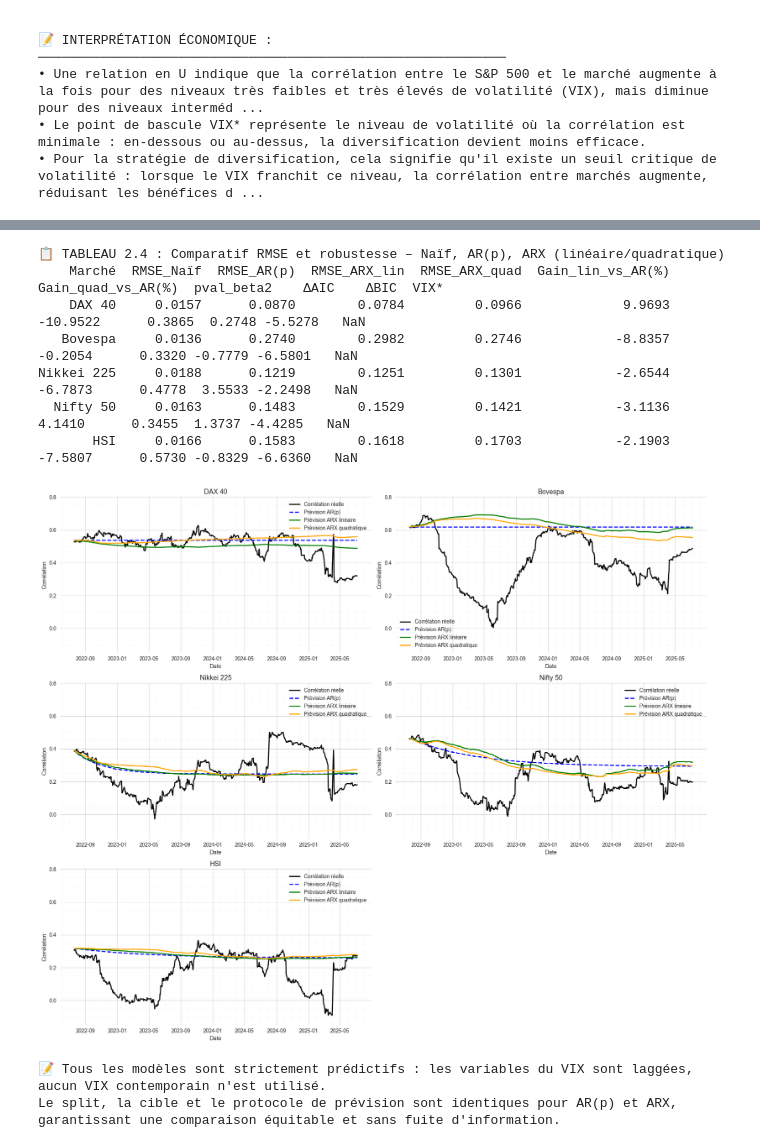
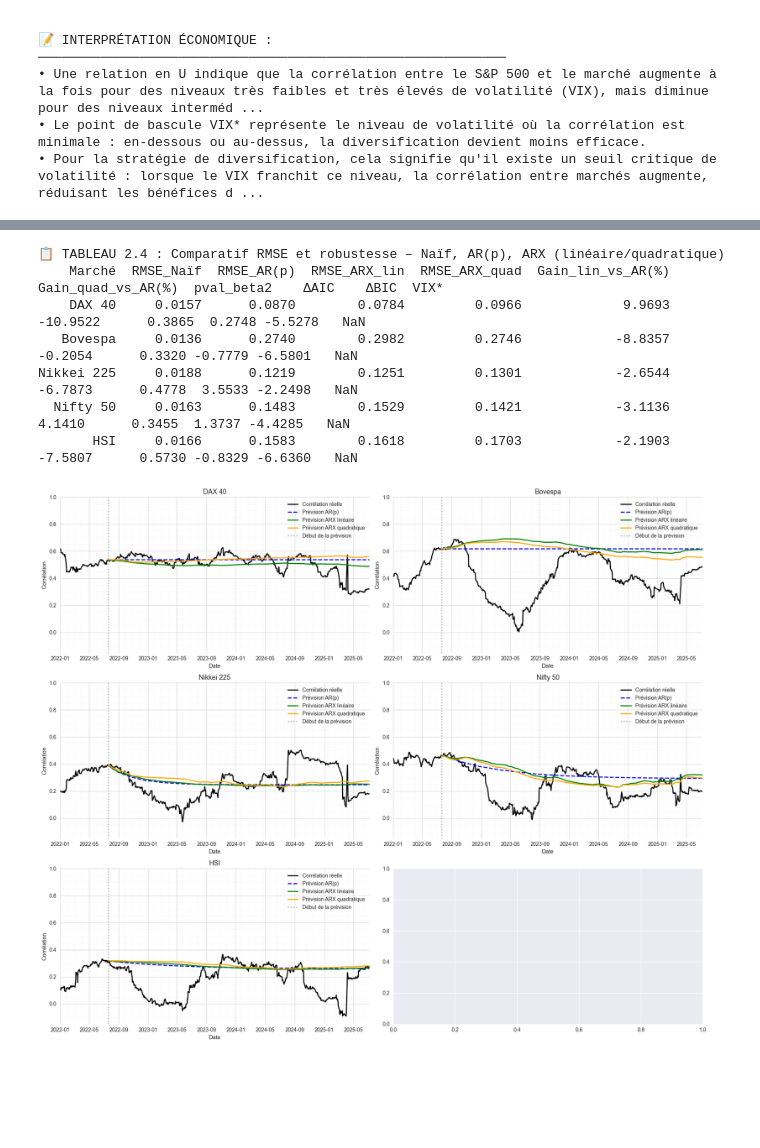
Before and after one commit to jeansimon18/Autre-Test_etude_de_cas, a Jupyter notebook: autre test étude de cas 1.ipynb, the cells around one changed output, grey strips where cells are left out. Drawn from its saved outputs; the diff is of its cells as text; code cells hidden in the pictures; blank space fills up the shorter version.

```diff
--- a/autre test étude de cas 1.ipynb
+++ b/autre test étude de cas 1.ipynb
@@ -1087,7 +1102,6 @@ for col, spec in specs.items():
     rmse_naive = np.sqrt(mean_squared_error(test, np.clip(preds_naive, -1, 1)))
 
     # --- ARX linéaire (fit unique sur train, buffer indépendant) ---
-    # Construction X_train et X_test
     def make_X(y_series, log_vix_series, log_vix_sq_series, p):
         X = pd.DataFrame({f'y_lag{i+1}': y_series.shift(i+1) for i in range(p)})
         X['log_vix_lag1'] = log_vix_series.shift(1)
@@ -1097,12 +1111,9 @@ for col, spec in specs.items():
         X_train = make_X(train, log_vix_train, log_vix_sq_train, best_p).dropna()
         y_train_fit = train.loc[X_train.index]
         X_test = make_X(pd.concat([train, test]), pd.concat([log_vix_train, log_vix_test]), pd.concat([log_vix_sq_train, log_vix_sq_test]), best_p).iloc[split:].copy()
-        # Fit linéaire sur train
         X_train_lin = X_train.drop(columns=['log_vix_sq_lag1'])
         model_lin = OLS(y_train_fit, add_constant(X_train_lin, has_constant='add')).fit(cov_type='HC3')
-        # Fit quadratique sur train
         model_quad = OLS(y_train_fit, add_constant(X_train, has_constant='add')).fit(cov_type='HC3')
-        # Prévision itérative ARX linéaire
         preds_arx_lin = []
         buffer_lin = list(train.iloc[-best_p:])
         buffer_vix = list(log_vix_train.iloc[-best_p:])
@@ -1115,7 +1126,6 @@ for col, spec in specs.items():
             pred = model_lin.predict(x_row).item()
             preds_arx_lin.append(pred)
             buffer_lin = buffer_lin[1:] + [pred]
-        # Prévision itérative ARX quadratique
         preds_arx_quad = []
         buffer_quad = list(train.iloc[-best_p:])
         for t in range(len(test)):
@@ -1129,17 +1139,13 @@ for col, spec in specs.items():
             preds_arx_quad.append(pred)
             buffer_quad = buffer_quad[1:] + [pred]
     else:
-        # Différences
         train_diff = train.diff().dropna()
         X_train = make_X(train_diff, log_vix_train, log_vix_sq_train, best_p).dropna()
         y_train_fit = train_diff.loc[X_train.index]
         X_test = make_X(pd.concat([train, test]).diff().dropna(), pd.concat([log_vix_train, log_vix_test]), pd.concat([log_vix_sq_train, log_vix_sq_test]), best_p).iloc[split:].copy()
-        # Fit linéaire sur train
         X_train_lin = X_train.drop(columns=['log_vix_sq_lag1'])
         model_lin = OLS(y_train_fit, add_constant(X_train_lin, has_constant='add')).fit(cov_type='HC3')
-        # Fit quadratique sur train
         model_quad = OLS(y_train_fit, add_constant(X_train, has_constant='add')).fit(cov_type='HC3')
-        # Prévision itérative ARX linéaire
         preds_arx_lin = []
         buffer_lin = list(train_diff.iloc[-best_p:])
         last_level_lin = train.iloc[-1]
@@ -1154,7 +1160,6 @@ for col, spec in specs.items():
             preds_arx_lin.append(pred_level)
             last_level_lin = pred_level
             buffer_lin = buffer_lin[1:] + [pred_diff]
-        # Prévision itérative ARX quadratique
         preds_arx_quad = []
         buffer_quad = list(train_diff.iloc[-best_p:])
         last_level_quad = train.iloc[-1]
@@ -1175,7 +1180,6 @@ for col, spec in specs.items():
     rmse_arx_lin = np.sqrt(mean_squared_error(test, preds_arx_lin))
     rmse_arx_quad = np.sqrt(mean_squared_error(test, preds_arx_quad))
 
-    # ΔAIC / ΔBIC et p-value(β₂) sur le train uniquement
     delta_aic = model_lin.aic - model_quad.aic
     delta_bic = model_lin.bic - model_quad.bic
     pval_beta2 = model_quad.pvalues.get('log_vix_sq_lag1', np.nan)
@@ -1204,48 +1208,53 @@ for col, spec in specs.items():
         'y_true': test.values,
         'y_pred_ar': np.clip(preds_ar, -1, 1),
         'y_pred_quad': preds_arx_quad,
-        'y_pred_lin': preds_arx_lin
+        'y_pred_lin': preds_arx_lin,
+        'full_dates': y.index,
+        'full_values': y.values,
+        'split_date': test.index[0]
     }
 
 # Tableau récapitulatif
 results_df = pd.DataFrame(results)
 print("\n📋 TABLEAU 2.4 : Comparatif RMSE et robustesse – Naïf, AR(p), ARX (linéaire/quadratique)")
 print(results_df.to_string(index=False, float_format=lambda x: f"{x:.4f}"))
 
 # 5 graphiques sur une seule image
 fig, axes = plt.subplots(3, 2, figsize=(18, 15))
 axes = axes.flatten()
 for i, col in enumerate(specs.keys()):
     pred = predictions[col]
     ax = axes[i]
-    ax.plot(pred['dates'], pred['y_true'], label='Corrélation réelle', color='black', linewidth=2)
+    # Corrélation réelle sur toute la période
+    ax.plot(pred['full_dates'], pred['full_values'], label='Corrélation réelle', color='black', linewidth=2)
+    # Prévisions sur la période de test
     ax.plot(pred['dates'], pred['y_pred_ar'], label='Prévision AR(p)', color='blue', linestyle='--', linewidth=2)
     ax.plot(pred['dates'], pred['y_pred_lin'], label='Prévision ARX linéaire', color='green', linestyle='-', linewidth=2)
     ax.plot(pred['dates'], pred['y_pred_quad'], label='Prévision ARX quadratique', color='orange', linestyle='-', linewidth=2)
+    # Ligne verticale au début de la prévision
+    split_date = pred['split_date']
+    vline = ax.axvline(split_date, color='gray', linestyle=':', linewidth=2, alpha=0.7)
+    handles, labels = ax.get_legend_handles_labels()
+    handles.append(vline)
+    labels.append('Début de la prévision')
+    ax.legend(handles, labels)
     ax.set_title(f"{col.replace('Corr_', '')}", fontsize=13)
     ax.set_xlabel('Date')
     ax.set_ylabel('Corrélation')
-    ax.legend()
     ax.grid(True, which='major', axis='both', color='gray', linestyle='-', linewidth=0.7, alpha=0.35)
     ax.minorticks_on()
     ax.grid(True, which='minor', axis='both', color='gray', linestyle=':', linewidth=0.5, alpha=0.18)
     ax.set_facecolor('white')
-    ax.set_ylim(-0.15, 0.8)
-fig.delaxes(axes[-1])
+    ax.set_ylim(-0.15, 1.0)
+    ax.set_xlim(pd.Timestamp('2022-01-01'), pred['full_dates'][-1])
 plt.tight_layout()
 plt.show()
-
-# --- Commentaires sur la rigueur du protocole ---
-print("\n📝 Tous les modèles sont strictement prédictifs : les variables du VIX sont laggées, aucun VIX contemporain n'est utilisé.")
-print("Le split, la cible et le protocole de prévision sont identiques pour AR(p) et ARX, garantissant une comparaison équitable et sans fuite d'information.")
 # %% [output]
 📋 TABLEAU 2.4 : Comparatif RMSE et robustesse – Naïf, AR(p), ARX (linéaire/quadratique)
     Marché  RMSE_Naïf  RMSE_AR(p)  RMSE_ARX_lin  RMSE_ARX_quad  Gain_lin_vs_AR(%)  Gain_quad_vs_AR(%)  pval_beta2    ΔAIC    ΔBIC  VIX*
     DAX 40     0.0157      0.0870        0.0784         0.0966             9.9693            -10.9522      0.3865  0.2748 -5.5278   NaN
    Bovespa     0.0136      0.2740        0.2982         0.2746            -8.8357             -0.2054      0.3320 -0.7779 -6.5801   NaN
 Nikkei 225     0.0188      0.1219        0.1251         0.1301            -2.6544             -6.7873      0.4778  3.5533 -2.2498   NaN
   Nifty 50     0.0163      0.1483        0.1529         0.1421            -3.1136              4.1410      0.3455  1.3737 -4.4285   NaN
        HSI     0.0166      0.1583        0.1618         0.1703            -2.1903             -7.5807      0.5730 -0.8329 -6.6360   NaN
-[figure, old version]
+[figure, new version]
-📝 Tous les modèles sont strictement prédictifs : les variables du VIX sont laggées, aucun VIX contemporain n'est utilisé.
-Le split, la cible et le protocole de prévision sont identiques pour AR(p) et ARX, garantissant une comparaison équitable et sans fuite d'information.
```
Also changed, not shown: parts of 8 cells of this notebook, 1 other file.
